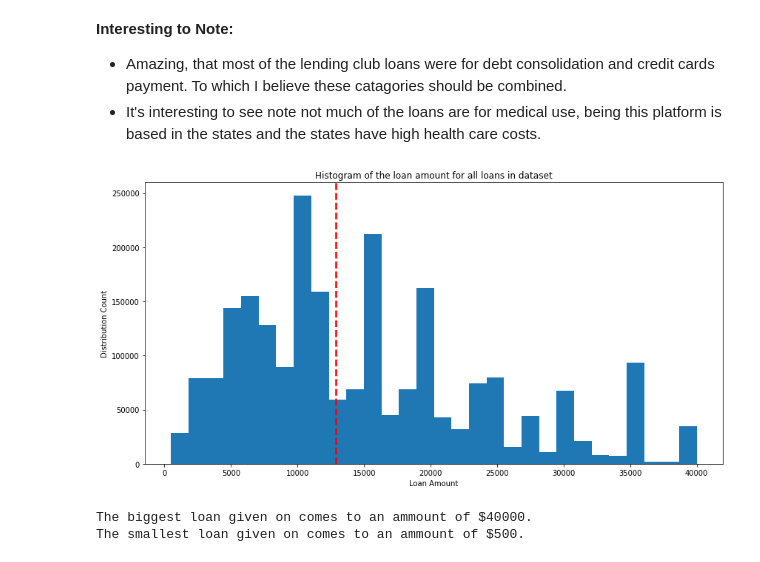
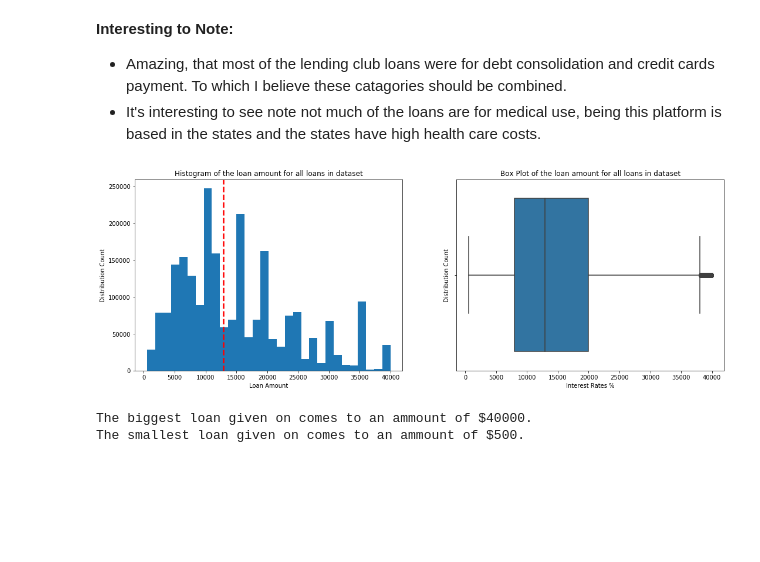
Before and after one commit to andrewhnberry/Identifying-bad-debt, a Jupyter notebook: Part 1 - Exploratory Data Analysis.ipynb, the cells around one changed output. Saved outputs shown, nothing was run; the diff lists cells and outputs as text; code cells hidden in the pictures; blank space fills up the shorter version.

```diff
--- a/Part 1 - Exploratory Data Analysis.ipynb
+++ b/Part 1 - Exploratory Data Analysis.ipynb
@@ -249,15 +249,27 @@ plt.show()
 * It's interesting to see note not much of the loans are for medical use, being this platform is based in the states and the states have high health care costs.
 # %%
 #Let's look at the distribution of loan amounts
-plt.figure(figsize = (14,7))
+plt.figure(figsize = (18,6))
+
+#fig 1
+plt.subplot(1,2,1)
 plt.hist(x = df.loan_amnt, bins = 30)
 plt.title("Histogram of the loan amount for all loans in dataset")
 plt.xlabel("Loan Amount")
 plt.ylabel("Distribution Count")
 plt.axvline(df.loan_amnt.median(), color='red', linestyle='dashed', linewidth=2.5)
+
+
+#fig 2
+plt.subplot(1,2,2)
+sns.boxplot(x = df['loan_amnt'])
+plt.title("Box Plot of the loan amount for all loans in dataset")
+plt.xlabel("Interest Rates %")
+plt.ylabel("Distribution Count")
+
 plt.show()
 # %% [output]
-[figure, old version]
+[figure, new version]
 # %%
 print(f'The biggest loan given on comes to an ammount of ${max(df.loan_amnt)}.')
 print(f'The smallest loan given on comes to an ammount of ${min(df.loan_amnt)}.')
```
Also changed, not shown: parts of 4 cells of this notebook.
